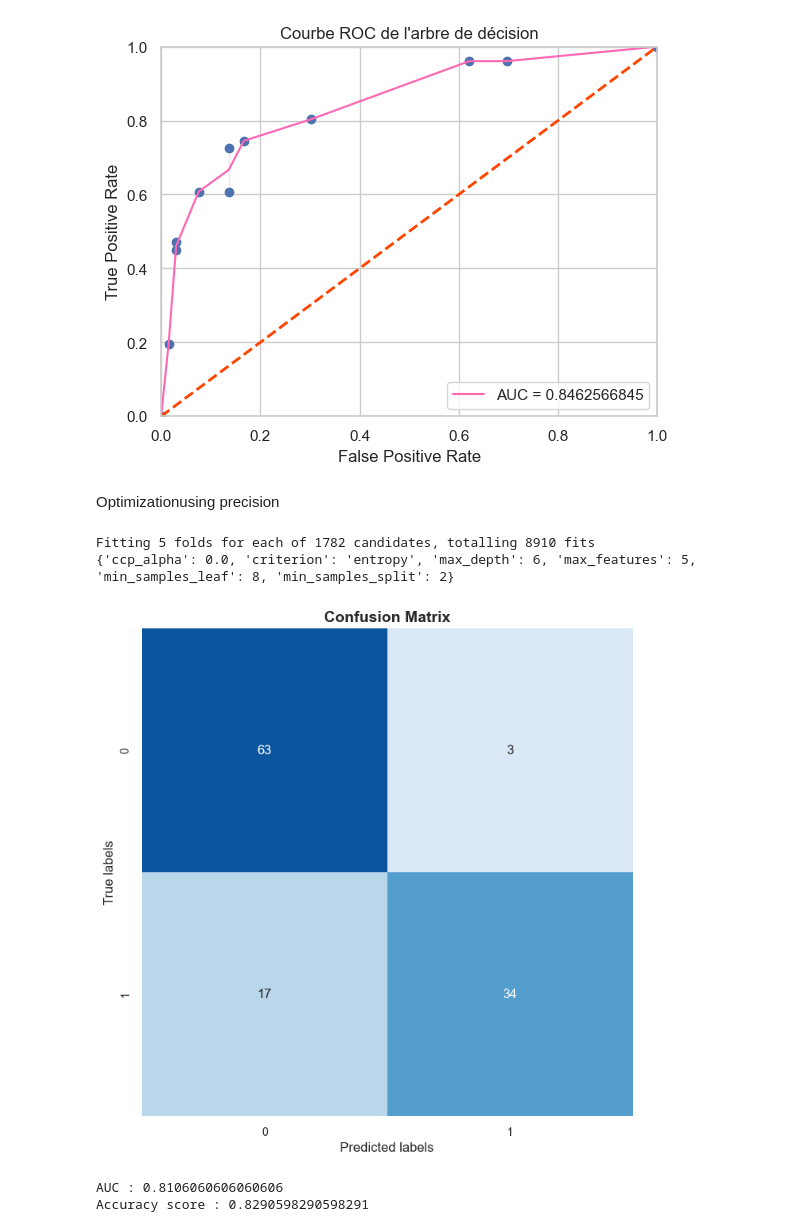
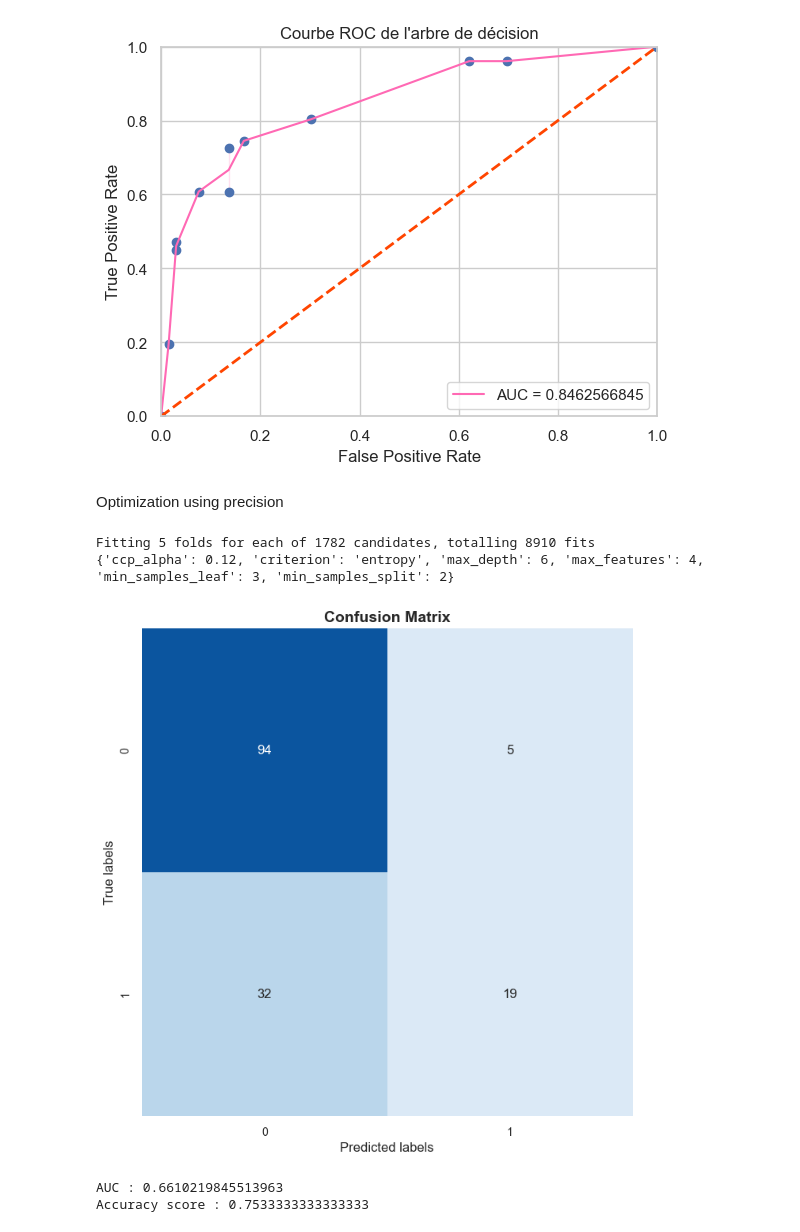
Before and after one commit to atekiouk/Sujet_2, a Jupyter notebook: Notebooks/bert_test.ipynb, the cells around one changed output. Cells and saved outputs as stored; diff of their text form; code cells hidden in the pictures.

```diff
--- a/Notebooks/bert_test.ipynb
+++ b/Notebooks/bert_test.ipynb
@@ -99,7 +91,7 @@ First Decision tree
 # %%
 X_train, X_test, y_train, y_test = train_test_split(X_1_reduced,y, test_size=0.30, random_state=42)
 # %%
-tree1 = DecisionTreeClassifier(random_state = 42,criterion = 'entropy', max_depth = 5, ccp_alpha =  0.01, min_samples_leaf = 5, max_features = 5, min_samples_split = 13)
+tree1 = DecisionTreeClassifier(random_state = 42,criterion = 'entropy', max_depth = 5, ccp_alpha =  0.01, min_samples_leaf = 5, max_features = 5, min_samples_split = 7)
 tree1.fit(X_train,y_train)
 y_pred = tree1.predict(X_test)
 utilities.plot_confusion_matrix(y_true = y_test, y_pred = y_pred)
@@ -165,7 +157,7 @@ param_grid = {  'criterion': ['entropy'],
                     }
 
 
-grid = GridSearchCV(DecisionTreeClassifier(random_state = 42), param_grid, scoring = 'precision' ,refit = True, verbose = 3,n_jobs=-1)
+grid = GridSearchCV(DecisionTreeClassifier(random_state = 42), param_grid, scoring = 'roc_auc' ,refit = True, verbose = 3,n_jobs=-1)
 grid.fit(X_train, y_train)
 print(grid.best_params_)
 # %% [output]
@@ -174,10 +166,10 @@ KeyboardInterrupt:
 # %%
 tree_gs_auc_param = DecisionTreeClassifier(random_state = 42,
                                        criterion = 'entropy',
-                                       max_depth = 5,
-                                       ccp_alpha =  0.1,
-                                       min_samples_leaf = 7,
-                                       max_features = 3,
+                                       max_depth = 7,
+                                       ccp_alpha =  0,
+                                       min_samples_leaf = 5,
+                                       max_features = 4,
                                        min_samples_split = 3)
 tree_gs_auc_param.fit(X_train,y_train)
 y_pred = tree_gs_auc_param.predict(X_test)
@@ -210,12 +202,12 @@ plt.show()
 # %% [output]
 [figure]
 # %% [markdown]
-Optimizationusing precision
+Optimization using precision
 # %%
 param_grid_ccp = {  'criterion': ['entropy'],
-                    'max_depth' : np.linspace(4,6,3, dtype= int),
-                    'ccp_alpha' : np.linspace(0.0,0.1,11),
-                    'min_samples_leaf' : np.linspace(5,10,6,dtype= int),
+                    'max_depth' : np.linspace(6,8,3, dtype= int),
+                    'ccp_alpha' : np.linspace(0.0,0.2,11),
+                    'min_samples_leaf' : np.linspace(3,8,6,dtype= int),
                     'max_features' : np.linspace(3,5,3,dtype= int),
                     'min_samples_split' : np.linspace(2,4,3,dtype= int)
                     }
@@ -225,25 +217,25 @@ grid_ccp.fit(X_train, y_train)
 print(grid_ccp.best_params_)
 # %% [output]
 Fitting 5 folds for each of 1782 candidates, totalling 8910 fits
-{'ccp_alpha': 0.0, 'criterion': 'entropy', 'max_depth': 6, 'max_features': 5, 'min_samples_leaf': 8, 'min_samples_split': 2}
+{'ccp_alpha': 0.12, 'criterion': 'entropy', 'max_depth': 6, 'max_features': 4, 'min_samples_leaf': 3, 'min_samples_split': 2}
 # %%
 tree_gs_prec_param = DecisionTreeClassifier(random_state = 42,
                                        criterion = 'entropy',
                                        max_depth = 6,
-                                       ccp_alpha =  0.1,
-                                       min_samples_leaf = 8,
-                                       max_features = 5,
+                                       ccp_alpha =  0.12,
+                                       min_samples_leaf = 3,
+                                       max_features = 4,
                                        min_samples_split = 2)
 tree_gs_prec_param.fit(X_train,y_train)
 y_pred = tree_gs_prec_param.predict(X_test)
 utilities.plot_confusion_matrix(y_true = y_test, y_pred = y_pred)
 fpr, tpr, thresholds = metrics.roc_curve(y_test, y_pred)
 print(f"AUC : {metrics.auc(fpr, tpr)}")
 print(f"Accuracy score : {metrics.accuracy_score(y_test, y_pred)}")
 # %% [output]
-[figure, old version]
+[figure, new version]
-AUC : 0.8106060606060606
-Accuracy score : 0.8290598290598291
+AUC : 0.6610219845513963
+Accuracy score : 0.7533333333333333
 # %%
 # Calcul des valeurs TPR et FPR
 y_score = tree_gs_prec_param.predict_proba(X_test)[::,1]
```
Also changed, not shown: parts of 15 cells of this notebook, 1 other file.
